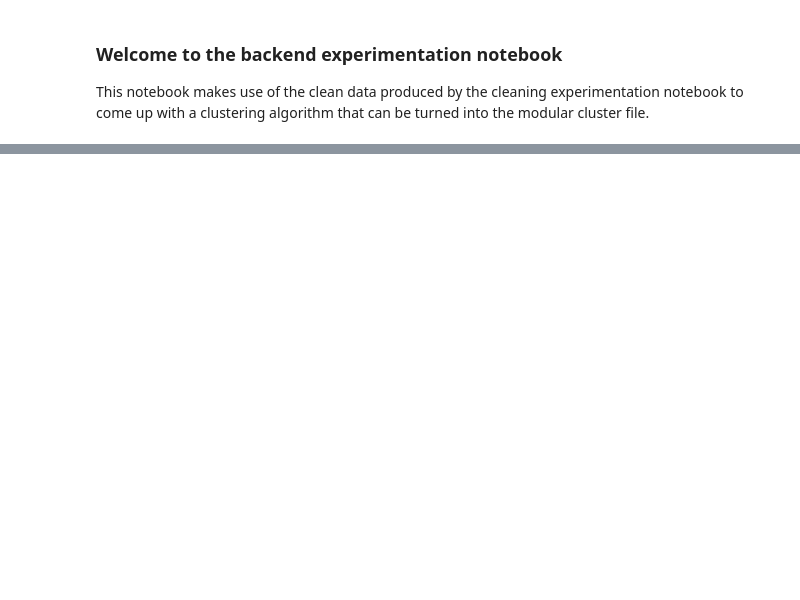
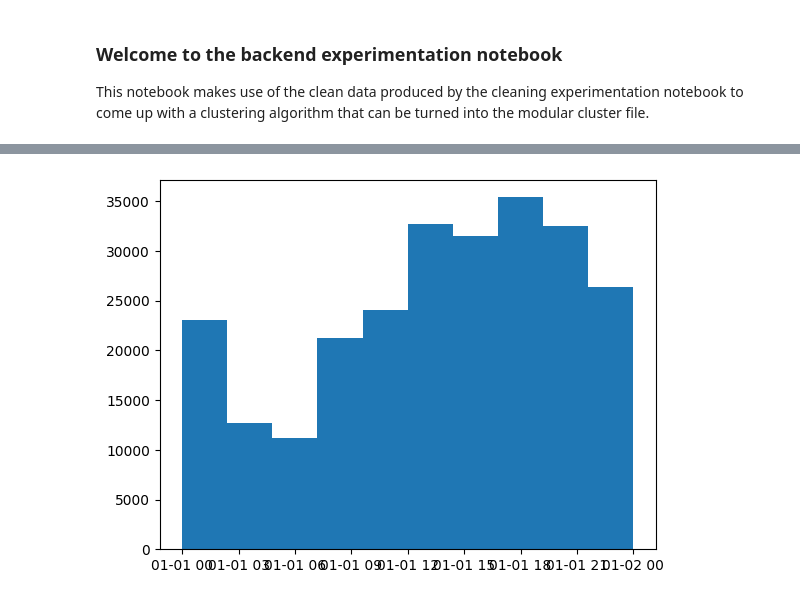
Before and after one commit to codermal7/nikolaj, a Jupyter notebook: backendExp.ipynb, the cells around one changed output, grey strips where cells are left out. Drawn from its saved outputs; the diff is of its cells as text; code cells hidden in the pictures; blank space fills up the shorter version.

Commit message:
finished heatmap creation

```diff
--- a/backendExp.ipynb
+++ b/backendExp.ipynb
@@ -47,0 +74,10 @@ cleandf.head()
+# %%
+primList = {'NON - CRIMINAL': 0, 'NON-CRIMINAL (SUBJECT SPECIFIED)': 0, 'NON-CRIMINAL': 0,
+            'INTIMIDATION': 1, 'OBSCENITY': 1, 'OTHER OFFENSE': 1, 'PUBLIC INDECENCY': 1,
+            'LIQUOR LAW VIOLATION': 2, 'PUBLIC PEACE VIOLATION': 2, 'CONCEALED CARRY LICENSE VIOLATION': 2,
+            'PROSTITUTION': 3, 'GAMBLING': 3, 'INTERFERENCE WITH PUBLIC OFFICER': 3, 'STALKING': 3,
+            'ARSON': 6, 'BURGLARY': 5, 'BATTERY': 2, 'ROBBERY': 5, 'SEX OFFENSE': 5, 'ASSAULT': 3,
+            'THEFT': 4, 'DECEPTIVE PRACTICE': 5, 'CRIMINAL TRESPASS': 4, 'CRIMINAL DAMAGE': 4, 'WEAPONS VIOLATION' : 5,
+            'MOTOR VEHICLE THEFT': 5, 'OFFENSE INVOLVING CHILDREN': 5, 'KIDNAPPING': 5, 'NARCOTICS': 5,
+            'OTHER NARCOTIC VIOLATION' : 4,'HUMAN TRAFFICKING' : 6,'CRIM SEXUAL ASSAULT' : 6, 'HOMICIDE' : 6}
+len(primList)
@@ -47,0 +86,4 @@ cleandf.head()
+# %%
+encodePrim = [primList[i] for i in cleandf['Primary Type']]
+cleandf['type'] = encodePrim
+cleandf.head()
@@ -47,0 +97,5 @@ cleandf.head()
+# %%
+plt.hist(cleandf['Time'])
+plt.show()
+# %% [output]
+[figure, added]
```
Also changed, not shown: parts of 8 cells of this notebook, 4 other files.
